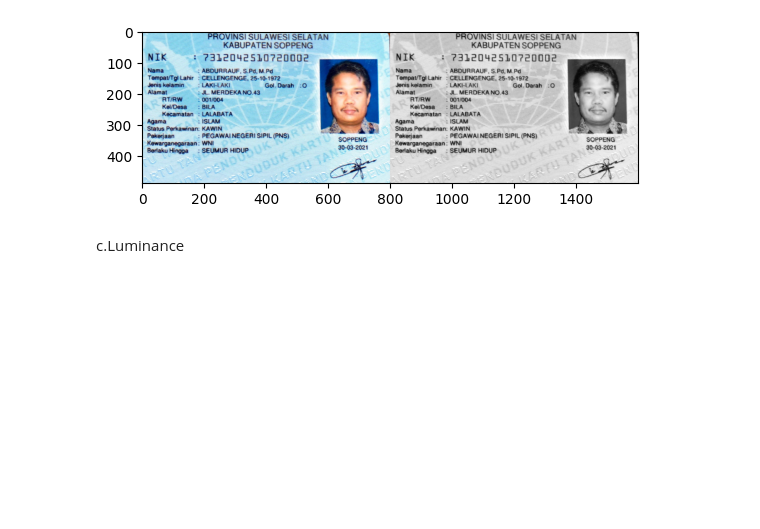
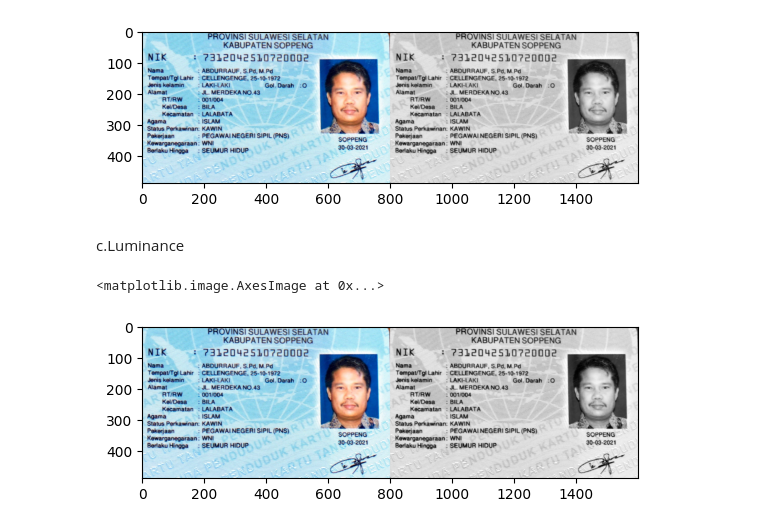
Before and after one commit to ImmarGaneru/PCVK_Ganjil_2024, a Jupyter notebook: Week3.ipynb, the cells around one changed output. Cells and saved outputs as stored; diff of their text form; code cells hidden in the pictures; blank space fills up the shorter version.

```diff
--- a/Week3.ipynb
+++ b/Week3.ipynb
@@ -150,10 +150,13 @@ c.Luminance
 # %%
 lumi_ktp = np.zeros(ktp.shape, ktp.dtype)
 
 for i in range(ktp.shape[0]):
   for j in range(ktp.shape[1]):
+    r, g, b = ktp[i,j]
+    lumi_ktp[i,j] = 0.2126 * r + 0.7152 * g + 0.0722 * b
 
-    avg_ktp[i,j] = sum(ktp[i,j]) / 3
-
-final_frame = cv.hconcat((ktp, avg_ktp))
+final_frame = cv.hconcat((ktp, lumi_ktp))
 plt.imshow(final_frame)
+# %% [output]
+<matplotlib.image.AxesImage at 0x...>
+[figure, added]
```
Also changed, not shown: parts of 3 cells of this notebook.
